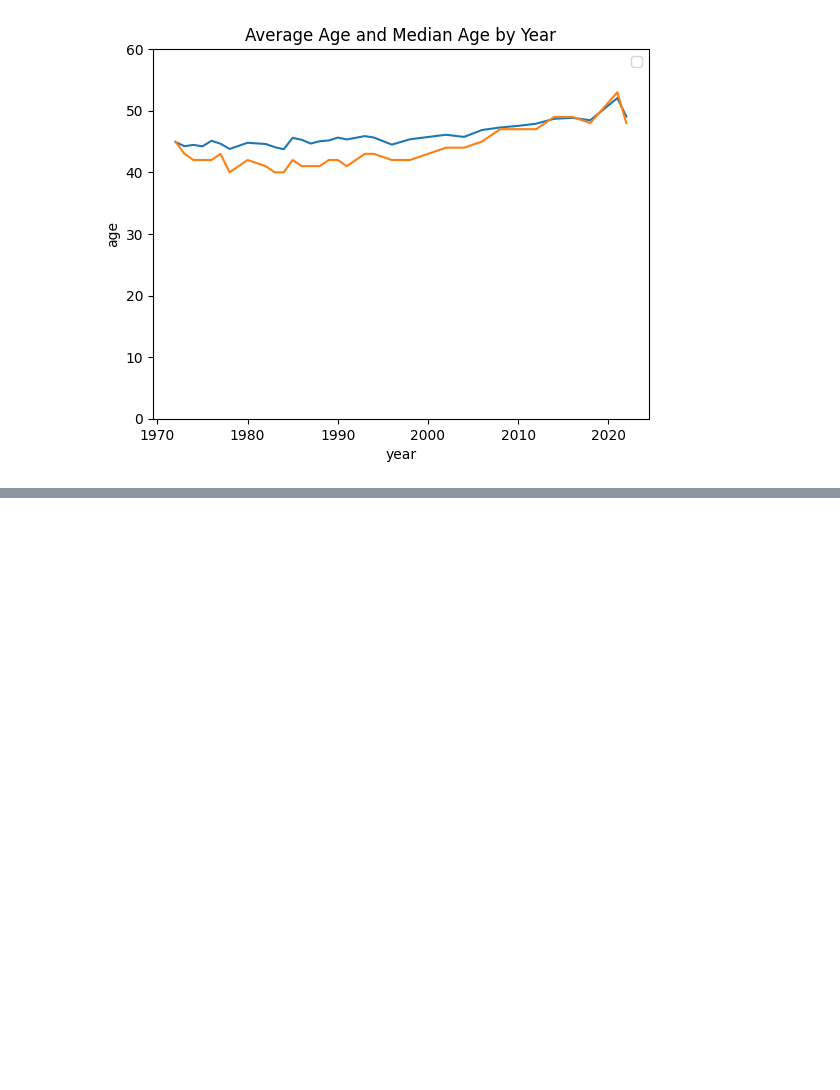
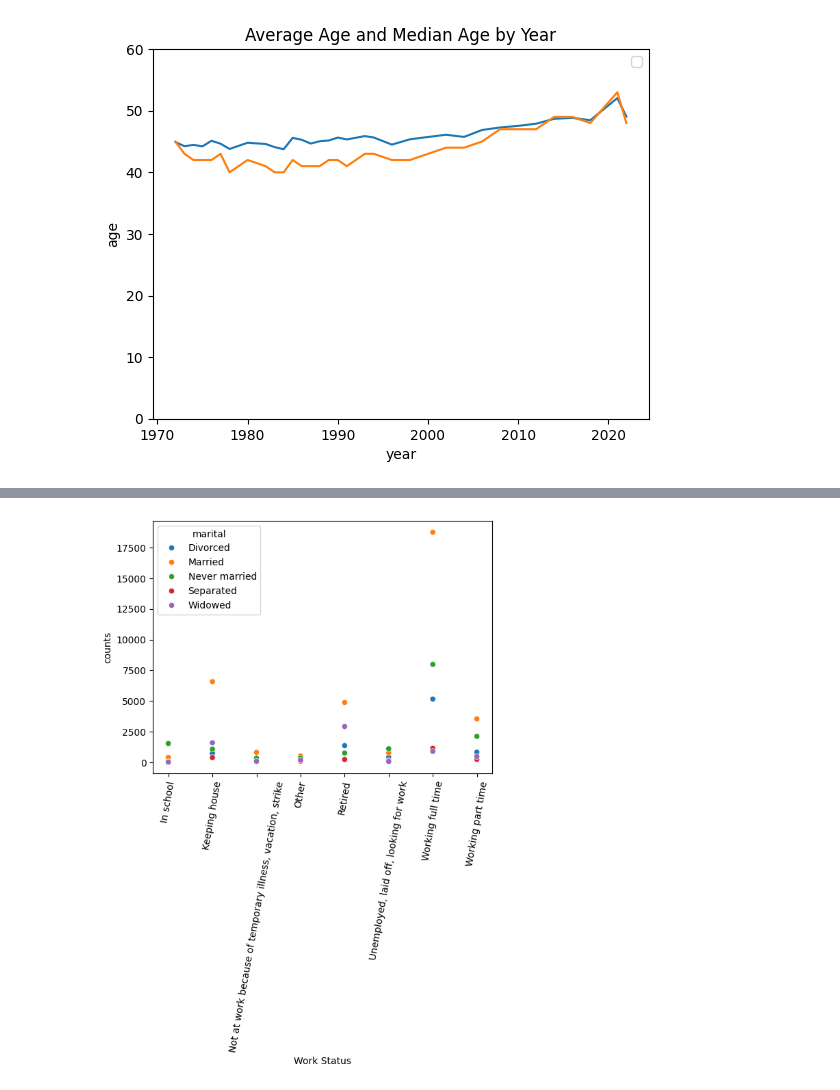
Before and after one commit to jac7az/EDA, a Jupyter notebook: lab/gss.ipynb, the cells around one changed output, grey strips where cells are left out. Drawn from its saved outputs; the diff is of its cells as text; code cells hidden in the pictures; blank space fills up the shorter version.

```diff
--- a/lab/gss.ipynb
+++ b/lab/gss.ipynb
@@ -37,9 +37,10 @@ gss.shape
 (72390, 11)
 # %%
 ###Take out all non-answers and convert any numerical answers from strings to integers.
-gss['marital']=gss['marital'].replace(['Did Not Answer','.d:  Do not Know/Cannot Choose','.i:  Inapplicable','.n:  No answer','.s:  Skipped on Web'],np.nan)
+gss['marital']=gss['marital'].replace(['Unknown','Did Not Answer','.d:  Do not Know/Cannot Choose','.i:  Inapplicable','.n:  No answer','.s:  Skipped on Web'],np.nan)
 
 gss['wrkstat']=gss['wrkstat'].replace(['Did Not Answer','.d:  Do not Know/Cannot Choose','.i:  Inapplicable','.n:  No answer','.s:  Skipped on Web'],np.nan)
+gss['wrkstat']=gss['wrkstat'].replace('With a job, but not at work because of temporary illness, vacation, strike','Not at work because of temporary illness, vacation, strike')
 
 gss['age']=gss['age'].replace(['Did Not Answer','.i:  Inapplicable','.d:  Do not Know/Cannot Choose','.n:  No answer','.s:  Skipped on Web'],np.nan)
 gss['age']=pd.to_numeric(gss['age'],errors='coerce')
@@ -55,5 +56,5 @@ gss['res16']=gss['res16'].replace(['Did Not Answer','.d:  Do not Know/Cannot Cho
 gss['family16']=gss['family16'].replace(['Did Not Answer','.d:  Do not Know/Cannot Choose','.i:  Inapplicable','.n:  No answer','.s:  Skipped on Web'],np.nan)
 
 gss=gss.dropna()
-gss.shape
+gss['wrkstat'].unique()
 # %% [output]
@@ -100 +116,12 @@ sns.scatterplot(family_degree,x='family16',y='counts',hue='degree')
 [figure]
+# %%
+marital_wrk=pd.crosstab(gss['marital'],gss['wrkstat'])
+marital_wrk=marital_wrk.reset_index().melt(id_vars='marital',var_name='wrkstat',value_name='counts')
+marital_wrk
+
+sns.scatterplot(marital_wrk,x='wrkstat',y='counts',hue='marital')
+plt.xticks(rotation=80)
+plt.xlabel('Work Status')
+plt.show()
+# %% [output]
+[figure, added]
```
Also changed, not shown: parts of 2 cells of this notebook.
